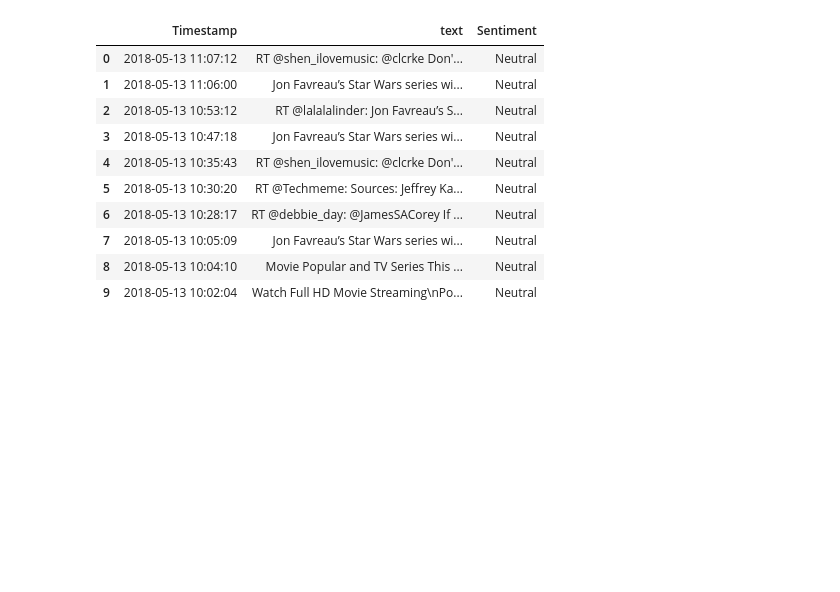
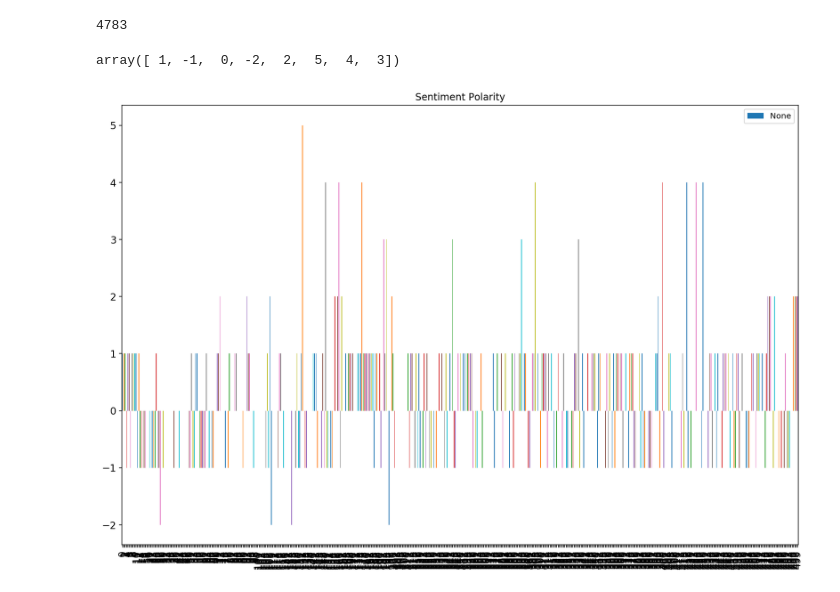
Before and after one commit to Rahulkg007/Media-Broadcasting, a Jupyter notebook: Assignment 2 Notebook.ipynb, the cells around one changed output. Saved outputs shown, nothing was run; the diff lists cells and outputs as text; code cells hidden in the pictures; blank space fills up the shorter version.

Commit message:
Sentiment Analysis Graph

```diff
--- a/Assignment 2 Notebook.ipynb
+++ b/Assignment 2 Notebook.ipynb
@@ -135,0 +102,4 @@ lSentiment = countWordSentimentAnalysis(setPosWords, setNegWords, tweets, tweetP
+# %%
+len(NegWords)
+# %% [output]
+4783
@@ -136,19 +109,14 @@ lSentiment = countWordSentimentAnalysis(setPosWords, setNegWords, tweets, tweetP
 # %%
 df = pd.DataFrame(lSentiment)
 df.columns = ['Timestamp', 'text','Sentiment']
-df
+df.Sentiment.unique()
 # %% [output]
-|  | Timestamp | text | Sentiment |
-| 0 | 2018-05-13 11:07:12 | RT @shen_ilovemusic: @clcrke Don'... | Neutral |
-| 1 | 2018-05-13 11:06:00 | Jon Favreau’s Star Wars series wi... | Neutral |
-| 2 | 2018-05-13 10:53:12 | RT @lalalalinder: Jon Favreau’s S... | Neutral |
-| 3 | 2018-05-13 10:47:18 | Jon Favreau’s Star Wars series wi... | Neutral |
-| 4 | 2018-05-13 10:35:43 | RT @shen_ilovemusic: @clcrke Don'... | Neutral |
-| 5 | 2018-05-13 10:30:20 | RT @Techmeme: Sources: Jeffrey Ka... | Neutral |
-| 6 | 2018-05-13 10:28:17 | RT @debbie_day: @JamesSACorey If ... | Neutral |
-| 7 | 2018-05-13 10:05:09 | Jon Favreau’s Star Wars series wi... | Neutral |
-| 8 | 2018-05-13 10:04:10 | Movie Popular and TV Series This ... | Neutral |
-| 9 | 2018-05-13 10:02:04 | Watch Full HD Movie Streaming\nPo... | Neutral |
+array([ 1, -1,  0, -2,  2,  5,  4,  3])
+# %%
+ax = df[['Sentiment']].count(axis=1).plot(kind='bar', title ="Sentiment Polarity",
+                                        figsize=(15, 10), legend=True, fontsize=12)
+# %% [output]
+[figure, added]
 # %%
 freq = df.groupby(['Sentiment']).size().reset_index(name='counts')
 freq.sort_values(['counts'], ascending=False, inplace=True)
```
Also changed, not shown: parts of 11 cells of this notebook, 4 other files.
